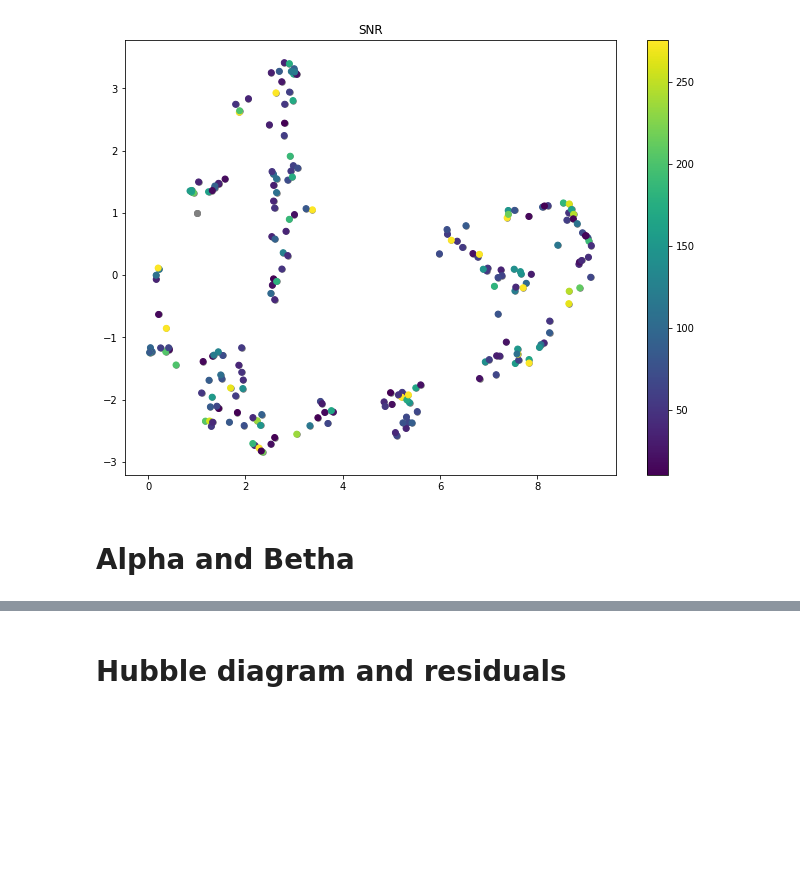
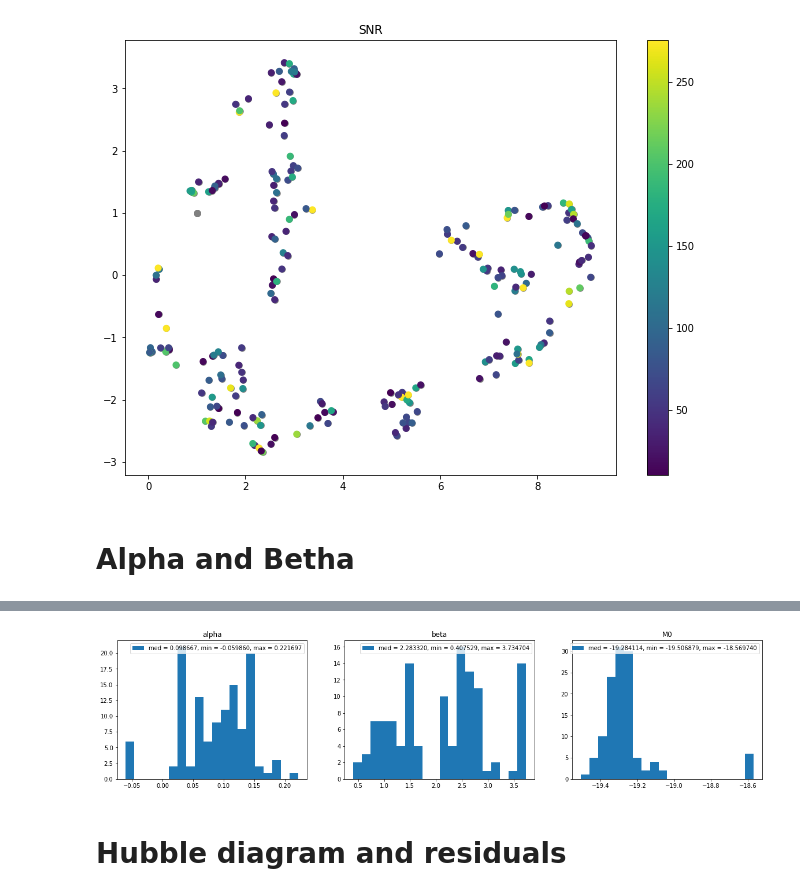
Before and after one commit to ireis/SNIa, a Jupyter notebook: all_mighty_template.ipynb, the cells around one changed output, grey strips where cells are left out. Cells and saved outputs as stored; diff of their text form; code cells hidden in the pictures; blank space fills up the shorter version.

```diff
--- a/all_mighty_template.ipynb
+++ b/all_mighty_template.ipynb
@@ -223,3 +200,25 @@ for i in tqdm(range(len(has_m_b))):
+# %%
+# see all spectra of 5 nn for this sn, one over the other to see if the spectra are similar:
+fig = plt.figure(figsize=(20,15))
+
+plt.subplot(331)
+plt.hist(alpha[has_fitter], bins=20, label=('med = %f, min = %f, max = %f' %(numpy.median(alpha[has_fitter]), numpy.min(alpha[has_fitter]), numpy.max(alpha[has_fitter]))))
+plt.legend()
+plt.title('alpha')
+
+plt.subplot(332)
+plt.hist(beta[has_fitter], bins=20, label=('med = %f, min = %f, max = %f' %(numpy.median(beta[has_fitter]), numpy.min(beta[has_fitter]), numpy.max(beta[has_fitter]))))
+plt.legend()
+plt.title('beta')
+
+plt.subplot(333)
+plt.hist(M0[has_fitter], bins=20, label=('med = %f, min = %f, max = %f' %(numpy.median(M0[has_fitter]), numpy.min(M0[has_fitter]), numpy.max(M0[has_fitter]))))
+plt.legend()
+plt.title('M0')
+
+plt.show()
+# %% [output]
+[figure, added]
 # %% [markdown]
 # Hubble diagram and residuals
 # %% [markdown]
```
Also changed, not shown: parts of 9 cells of this notebook, 2 other files.
